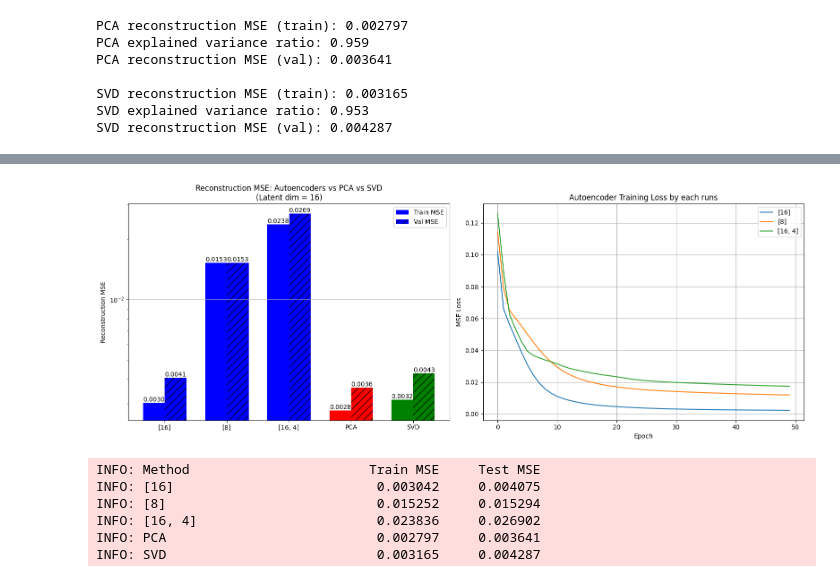
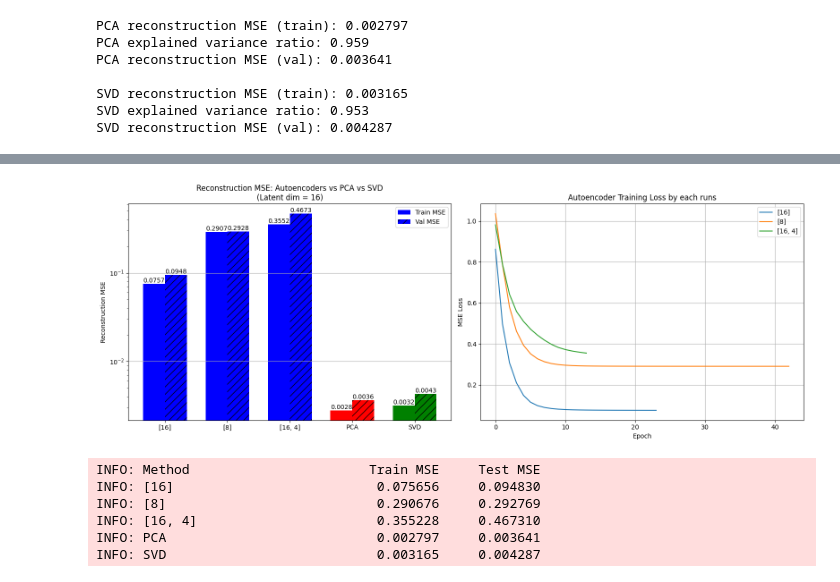
Before and after one commit to CameronRojas/AQI_Training, a Jupyter notebook: training_prototype_V2/time_variant_AE.ipynb, the cells around one changed output, grey strips where cells are left out. Drawn from its saved outputs; the diff is of its cells as text; code cells hidden in the pictures.

Commit message:
fix training and comparison plots

```diff
--- a/training_prototype_V2/time_variant_AE.ipynb
+++ b/training_prototype_V2/time_variant_AE.ipynb
@@ -218,8 +218,8 @@ class AETrainer:
         history = {'train_loss': [], 'val_loss': [], 'best_loss': float('inf'), 'training_time': 0}
         start_time = time.time()
 
-        self.model.train() # Set the model to training mode
         for epoch in range(num_epochs):
+            self.model.train() # Set the model to training mode
             epoch_loss = 0.0
 
             train_loader = self.loader(X)
@@ -248,6 +248,9 @@ class AETrainer:
               break
         end_time = time.time()
 
+        if self.earlystopper.best_state is not None:
+            self.model.load_state_dict(self.earlystopper.best_state)
+
         history['training_time'] = end_time - start_time
         history['best_loss'] = self.earlystopper.best_loss
         return history
@@ -365,7 +369,7 @@ for result in results_minmax:
 results['PCA'] = {'train': pca_mse_train, 'val': pca_mse_val, 'history': None}
 results['SVD'] = {'train': svd_mse_train, 'val': svd_mse_val, 'history': None}
 # %%
-def compare_results(results):
+def compare_results(results, full_results):
     # Plot comparison
     autoencoder_runs  = list(results.keys())[:-2] # Assuming the last two entries in results are PCA and SVD
     all_runs = autoencoder_runs + ['PCA', 'SVD']
@@ -397,7 +401,7 @@ def compare_results(results):
                 f'{v:.4f}', ha='center', va='bottom')
 
     # Loss curves (autoencoders only)
-    for result in results_minmax:
+    for result in full_results:
         ax2.plot(result['train_loss'], label=str(result['hidden_layers']))
     ax2.set_xlabel('Epoch')
     ax2.set_ylabel('MSE Loss')
@@ -429,7 +433,7 @@ for hidden_layer_config in hidden_layers:
     logger.info(f"Training autoencoder with hidden layers: {hidden_layer_config}")
     trainer_std = AETrainer(input_dim=X_train_tensor.shape[1], scaler=StandardScaler, hidden_layers=hidden_layer_config)
     trainer_std.compile(optimizer=torch.optim.Adam(trainer_std.model.parameters(), lr=0.001), loss_fn=nn.MSELoss())
-    history = trainer_std.fit(X_train_tensor, X_val_tensor)
+    history = trainer_std.fit(X_train_tensor_std, X_val_tensor_std)
     results_std.append({
         'hidden_layers': hidden_layer_config,
         'train_loss': history['train_loss'],
@@ -468,17 +469,17 @@ INFO: Hidden Layers: [16, 4]    Training Time: 10.6294 seconds  Validation Loss:
 # %%
 result_std = {}
 for result in results_std:
     result_std[str(result['hidden_layers'])] = {'train': min(result['train_loss']), 'val': min(result['val_loss']), 'history': None}
 
 result_std['PCA'] = {'train': pca_mse_train, 'val': pca_mse_val, 'history': None}
 result_std['SVD'] = {'train': svd_mse_train, 'val': svd_mse_val, 'history': None}
 
-compare_results(result_std)
+compare_results(result_std, results_std)
 # %% [output]
-[figure, old version]
+[figure, new version]
 INFO: Method                       Train MSE     Test MSE
-INFO: [16]                          0.003042     0.004075
-INFO: [8]                           0.015252     0.015294
-INFO: [16, 4]                       0.023836     0.026902
+INFO: [16]                          0.075656     0.094830
+INFO: [8]                           0.290676     0.292769
+INFO: [16, 4]                       0.355228     0.467310
 INFO: PCA                           0.002797     0.003641
 INFO: SVD                           0.003165     0.004287
```
Also changed, not shown: parts of 6 cells of this notebook.
